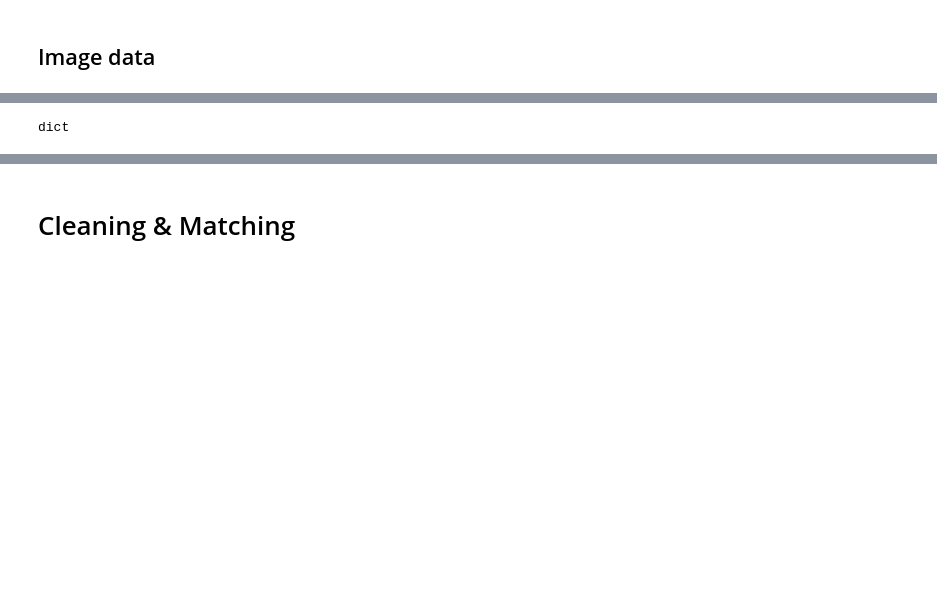
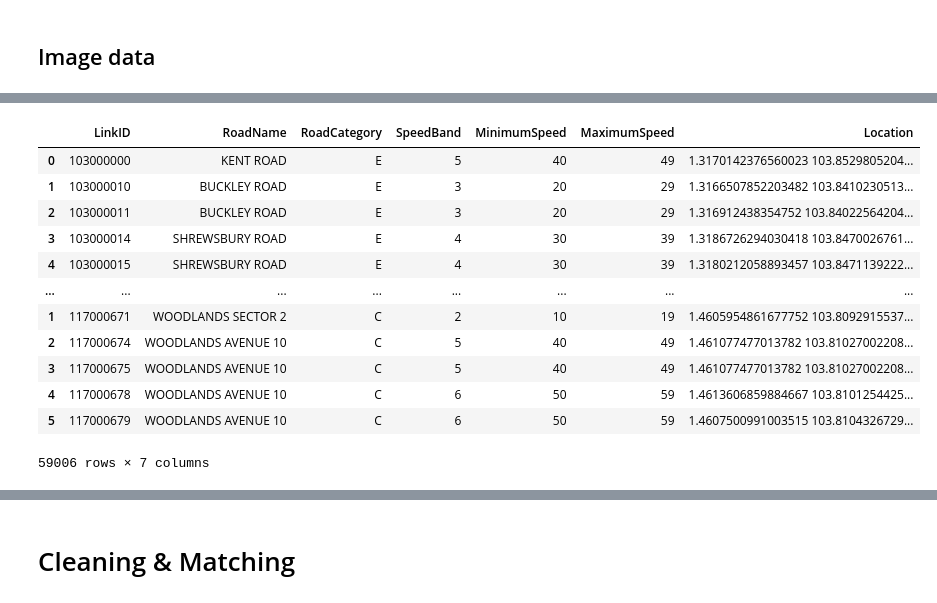
Before and after one commit to mayank-soni/congestion, a Jupyter notebook: notebooks/Project exploration.ipynb, the cells around one changed output, grey strips where cells are left out. Saved outputs shown, nothing was run; the diff lists cells and outputs as text; code cells hidden in the pictures; blank space fills up the shorter version.

```diff
--- a/notebooks/Project exploration.ipynb
+++ b/notebooks/Project exploration.ipynb
@@ -33,29 +33,39 @@ images = requests.get(url_images, headers = headers).json()
-# %%
-type(images)
-# %% [output]
-dict
 # %%
-filename_regex = re.compile(r'/([\d_]+.jpg)')
+# filename_regex = re.compile(r'/([\d_]+.jpg)')
 
-for camera in images['value']:
-    url = camera['ImageLink']
-    # Make filename from imagelink URL which contains camera ID, date and time of image
-    filename = os.path.join(os.path.expanduser(os.environ.get("LOCAL_DATA_PATH")),
-                            'data-images',
-                            re.findall(filename_regex, url)[0])
-    response = requests.get(url)
-    with open(filename, 'wb') as f:
-        f.write(response.content)
+# for camera in images['value']:
+#     url = camera['ImageLink']
+#     # Make filename from imagelink URL which contains camera ID, date and time of image
+#     filename = os.path.join(os.path.expanduser(os.environ.get("LOCAL_DATA_PATH")),
+#                             'data-images',
+#                             re.findall(filename_regex, url)[0])
+#     response = requests.get(url)
+#     with open(filename, 'wb') as f:
+#         f.write(response.content)
 # %%
 url_speeds = 'http://datamall2.mytransport.sg/ltaodataservice/TrafficSpeedBandsv2'
 speeds = requests.get(url_speeds, headers = headers).json()
-speedsdata = [pd.DataFrame(speeds['value']).set_index('LinkID')]
+speedsdata = [pd.DataFrame(speeds['value'])]
 for skip in range(500,59500,500):
     new_speeds = requests.get(url_speeds, headers = headers, params = {'$skip': f'{skip}'}).json()
-    speedsdata.append(pd.DataFrame(new_speeds['value']).set_index('LinkID'))
+    speedsdata.append(pd.DataFrame(new_speeds['value']))
 speedsdf = pd.concat(speedsdata)
-filename = os.path.join(os.path.expanduser(os.environ.get("LOCAL_DATA_PATH")),
-                        'data-speeds',
-                        datetime.now().strftime('%Y-%m-%d_%H%M') + 'speed.csv')
-speedsdf.to_csv(filename)
+# filename = os.path.join(os.path.expanduser(os.environ.get("LOCAL_DATA_PATH")),
+#                         'data-speeds',
+#                         datetime.now().strftime('%Y-%m-%d_%H%M') + 'speed.csv')
+# speedsdf.to_csv(filename)
+# %% [output]
+|  | LinkID | RoadName | RoadCategory | SpeedBand | MinimumSpeed | MaximumSpeed | Location |
+| 0 | 103000000 | KENT ROAD | E | 5 | 40 | 49 | 1.3170142376560023 103.8529805204... |
+| 1 | 103000010 | BUCKLEY ROAD | E | 3 | 20 | 29 | 1.3166507852203482 103.8410230513... |
+| 2 | 103000011 | BUCKLEY ROAD | E | 3 | 20 | 29 | 1.316912438354752 103.84022564204... |
+| 3 | 103000014 | SHREWSBURY ROAD | E | 4 | 30 | 39 | 1.3186726294030418 103.8470026761... |
+| 4 | 103000015 | SHREWSBURY ROAD | E | 4 | 30 | 39 | 1.3180212058893457 103.8471139222... |
+| ... | ... | ... | ... | ... | ... | ... | ... |
+| 1 | 117000671 | WOODLANDS SECTOR 2 | C | 2 | 10 | 19 | 1.4605954861677752 103.8092915537... |
+| 2 | 117000674 | WOODLANDS AVENUE 10 | C | 5 | 40 | 49 | 1.461077477013782 103.81027002208... |
+| 3 | 117000675 | WOODLANDS AVENUE 10 | C | 5 | 40 | 49 | 1.461077477013782 103.81027002208... |
+| 4 | 117000678 | WOODLANDS AVENUE 10 | C | 6 | 50 | 59 | 1.4613606859884667 103.8101254425... |
+| 5 | 117000679 | WOODLANDS AVENUE 10 | C | 6 | 50 | 59 | 1.4607500991003515 103.8104326729... |
+59006 rows × 7 columns
 # %%
```
Also changed, not shown: parts of 17 cells of this notebook, 2 other files.
